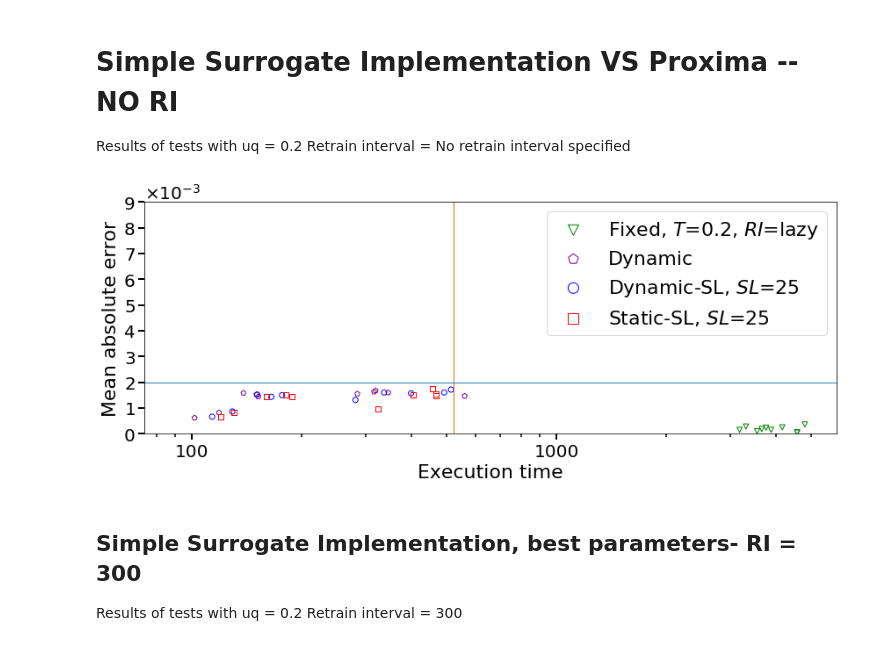
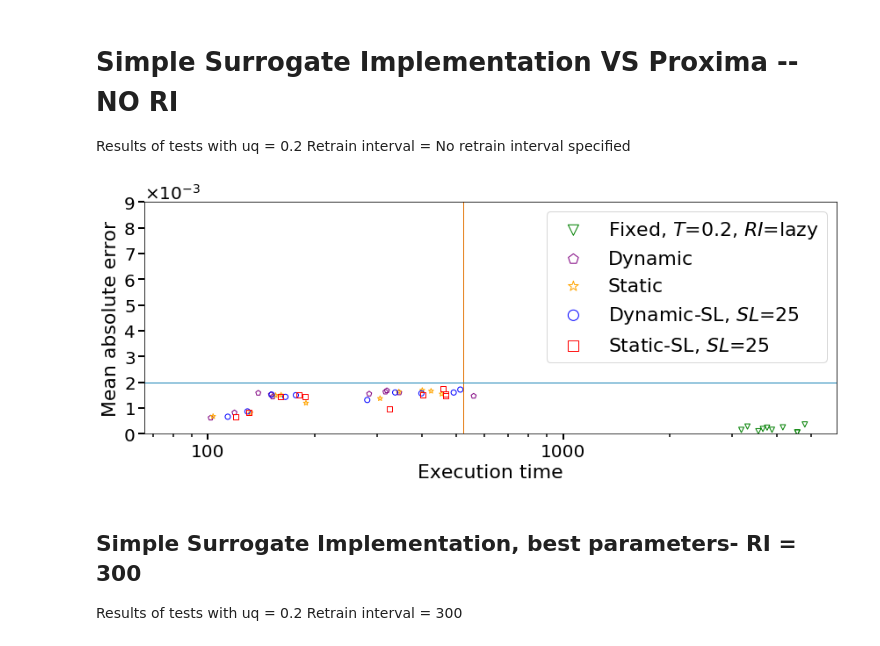
Before and after one commit to YulianaGomez/proxima_analysis, a Jupyter notebook: notebooks/Integrated.ipynb, the cells around one changed output. Drawn from its saved outputs; the diff is of its cells as text; code cells hidden in the pictures.

Commit message:
alpha and tolerance scatter plots

```diff
--- a/notebooks/Integrated.ipynb
+++ b/notebooks/Integrated.ipynb
@@ -54,6 +54,7 @@ experiments = [
     'ss1000K_0207', ## Simple surrogate, uq 0.2-0.7, RI:1,2,5-50, 100-500
     '500_3best', ## SS, using best 3 sets (UQ+RI) for 500K, running across all temperatures
     '1000_3best', ## SS, using best 3 sets (UQ+RI) for 1000K, running across all temperatures
+    'static-ns_lazy111220', ##Proxima - static alpha, no surrogate streak option
 ]
 root_path = '../proxima_data'
 # %% [markdown]
@@ -332,17 +333,18 @@ Retrain interval = No retrain interval specified
 # %%
 cases = (
         #{'df': results['SS-UQ02-NORT_staticalpha'],  'x':'time', 'y':'mae', 't': 'temperature', 'color':'Green', 'label':r'Fixed,  $T$=0.2, $RI$=lazy',           'marker':'x'},
         #{'df': results['NORT-Proxima_dynamicalpha'], 'x':'time', 'y':'mae', 't': 'temperature', 'color':'Blue',  'label':'Dynamic', 'marker':'o'},
         #{'df': results['NORT-Proxima_static-alpha'], 'x':'time', 'y':'mae', 't': 'temperature', 'color':'REd',   'label':'Static',  'marker':'s'},
         {'df': results['SS-UQ02-NORT_staticalpha'],  'x':'time', 'y':'mae', 'color':'Green', 'label':r'Fixed, $T$=0.2, $RI$=lazy', 'marker':'v'},
         {'df': results['dyn_nostreak'], 'x':'time', 'y':'mae', 'color':'Purple', 'label':'Dynamic', 'marker':'p', 'minor':True},
+        {'df': results['static-ns_lazy111220'], 'x':'time', 'y':'mae', 'color':'Orange', 'label':'Static', 'marker':'*', 'minor':True},
         {'df': results['NORT-Proxima_dynamicalpha'], 'x':'time', 'y':'mae', 'color':'Blue',  'label':'Dynamic-SL, $SL$=25', 'marker':'o'},
         {'df': results['NORT-Proxima_static-alpha'], 'x':'time', 'y':'mae', 'color':'Red',   'label':'Static-SL, $SL$=25',  'marker':'s'},
     )
 _plot_cases(cases)
-plt.savefig('Figures/no_retrain.pdf')
+#plt.savefig('Figures/no_retrain.pdf')
 # %% [output]
-[figure, old version]
+[figure, new version]
 # %% [markdown]
 ## Simple Surrogate Implementation, best parameters- RI = 300
 Results of tests with uq = 0.2 Retrain interval = 300
```
Also changed, not shown: parts of 8 cells of this notebook.
